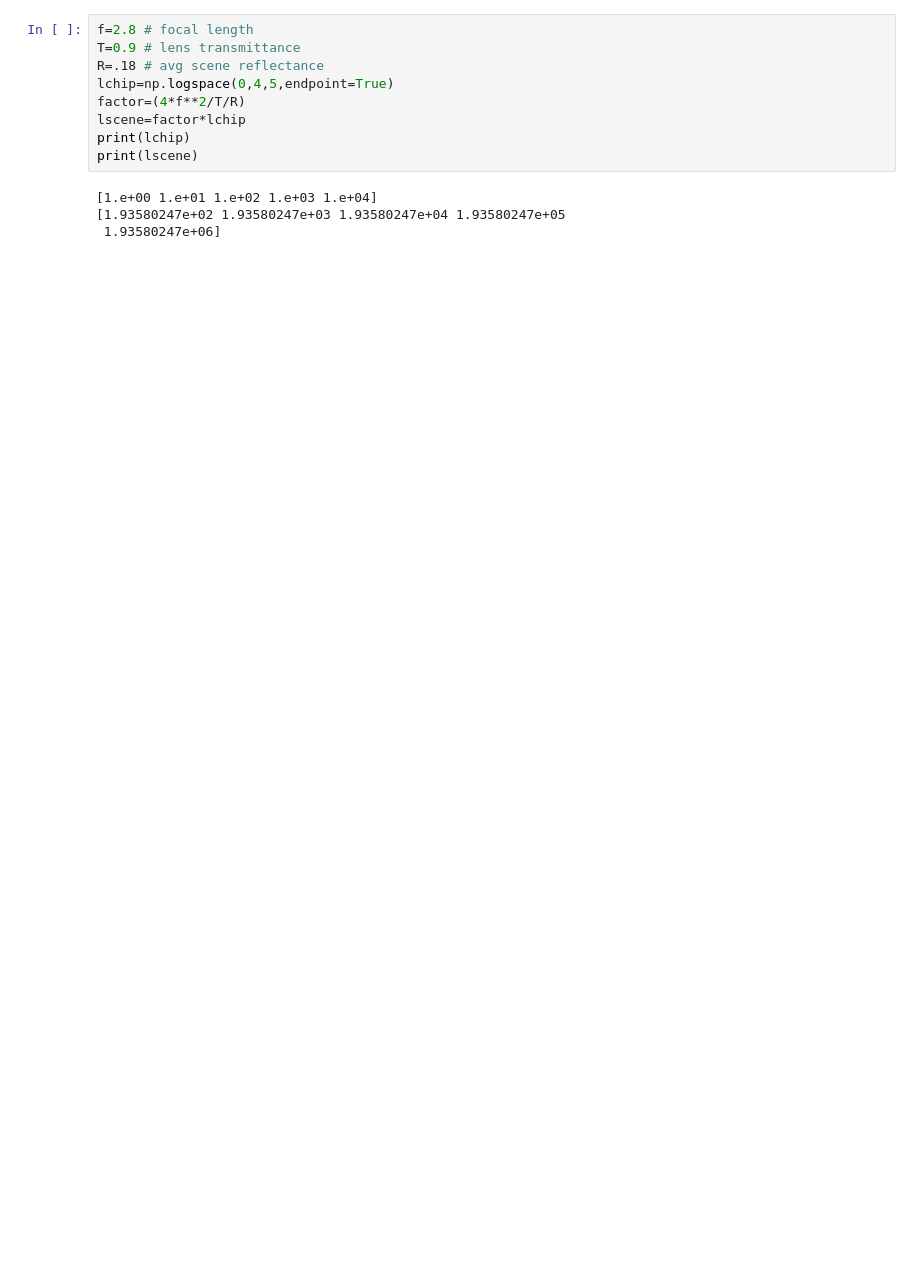
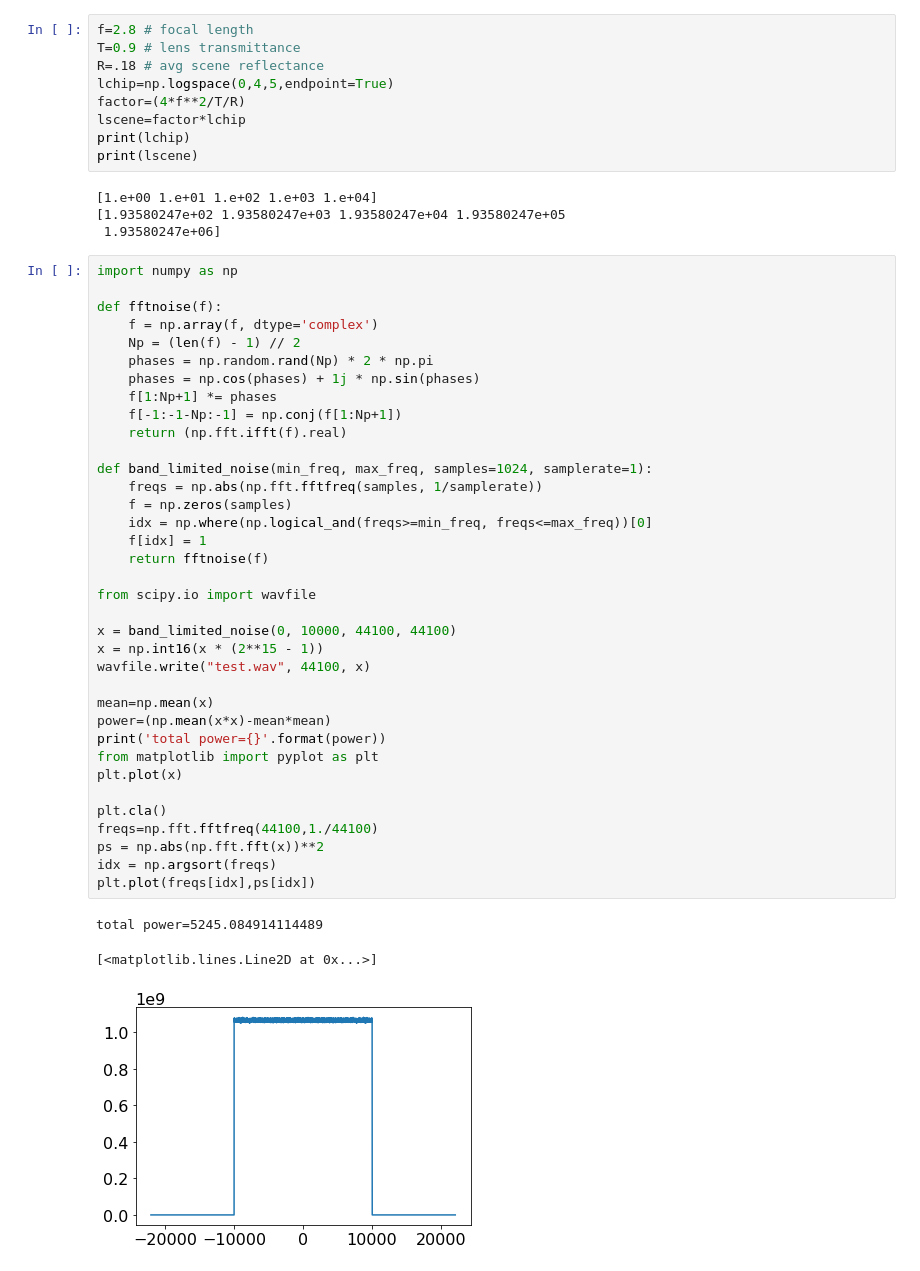
Before and after one commit to SensorsINI/v2e, a Jupyter notebook: v2e/computations_and_graphs.ipynb, the cells around one changed output. Cells and saved outputs as stored; diff of their text form; blank space fills up the shorter version.

```diff
--- a/v2e/computations_and_graphs.ipynb
+++ b/v2e/computations_and_graphs.ipynb
@@ -221,3 +201,43 @@ print(lscene)
 [1.e+00 1.e+01 1.e+02 1.e+03 1.e+04]
 [1.93580247e+02 1.93580247e+03 1.93580247e+04 1.93580247e+05
  1.93580247e+06]
+# %%
+import numpy as np
+
+def fftnoise(f):
+    f = np.array(f, dtype='complex')
+    Np = (len(f) - 1) // 2
+    phases = np.random.rand(Np) * 2 * np.pi
+    phases = np.cos(phases) + 1j * np.sin(phases)
+    f[1:Np+1] *= phases
+    f[-1:-1-Np:-1] = np.conj(f[1:Np+1])
+    return (np.fft.ifft(f).real)
+
+def band_limited_noise(min_freq, max_freq, samples=1024, samplerate=1):
+    freqs = np.abs(np.fft.fftfreq(samples, 1/samplerate))
+    f = np.zeros(samples)
+    idx = np.where(np.logical_and(freqs>=min_freq, freqs<=max_freq))[0]
+    f[idx] = 1
+    return fftnoise(f)
+
+from scipy.io import wavfile
+
+x = band_limited_noise(0, 10000, 44100, 44100)
+x = np.int16(x * (2**15 - 1))
+wavfile.write("test.wav", 44100, x)
+
+mean=np.mean(x)
+power=(np.mean(x*x)-mean*mean)
+print('total power={}'.format(power))
+from matplotlib import pyplot as plt
+plt.plot(x)
+
+plt.cla()
+freqs=np.fft.fftfreq(44100,1./44100)
+ps = np.abs(np.fft.fft(x))**2
+idx = np.argsort(freqs)
+plt.plot(freqs[idx],ps[idx])
+# %% [output]
+total power=5245.084914114489
+[<matplotlib.lines.Line2D at 0x...>]
+[figure, added]
```
Also changed, not shown: parts of 7 cells of this notebook, 1 other file.
